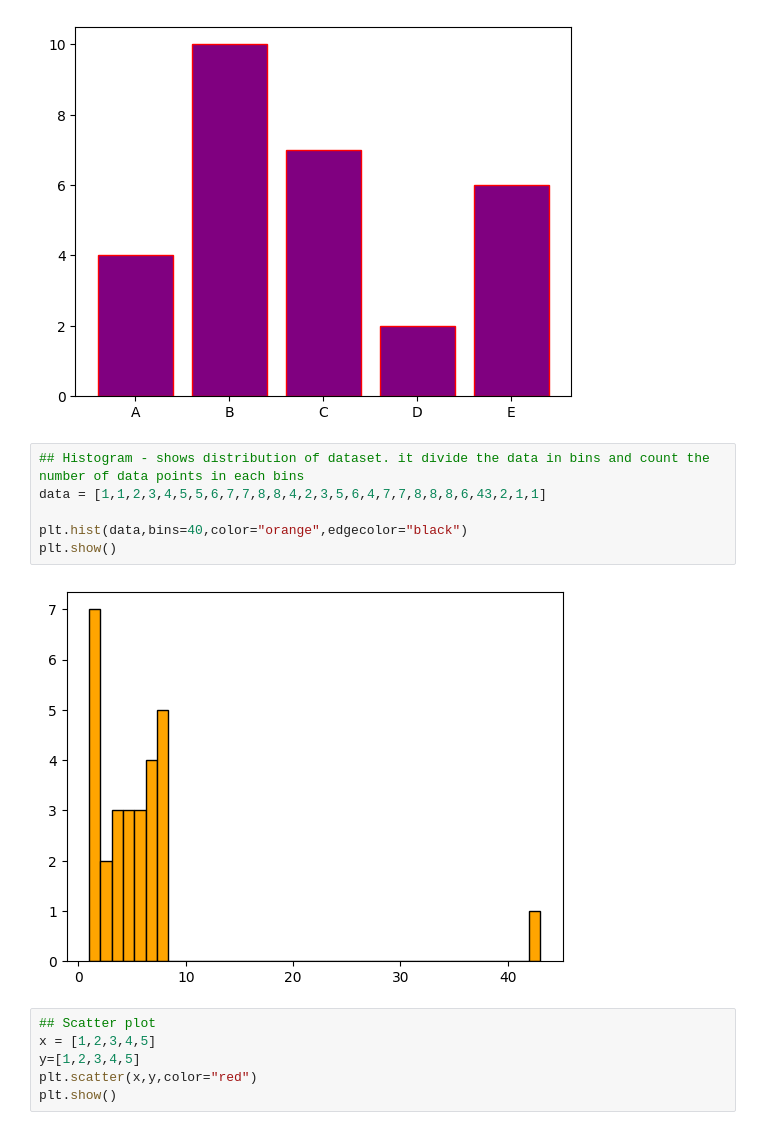
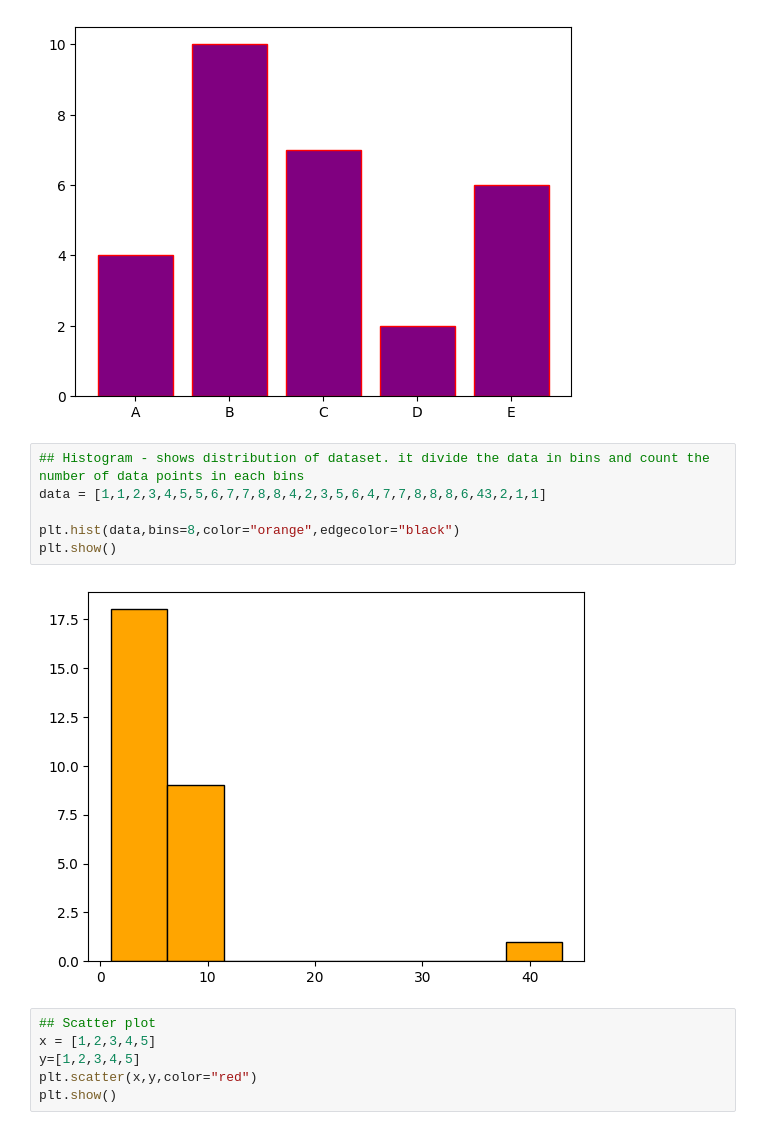
Before and after one commit to Sumit-Avasthi/Data-Analysis-with-python, a Jupyter notebook: matplot_lib.ipynb, the cells around one changed output. Drawn from its saved outputs; the diff is of its cells as text.

```diff
--- a/matplot_lib.ipynb
+++ b/matplot_lib.ipynb
@@ -58,11 +58,11 @@ plt.show()
 # %%
 ## Histogram - shows distribution of dataset. it divide the data in bins and count the number of data points in each bins
 data = [1,1,2,3,4,5,5,6,7,7,8,8,4,2,3,5,6,4,7,7,8,8,8,6,43,2,1,1]
 
-plt.hist(data,bins=40,color="orange",edgecolor="black")
+plt.hist(data,bins=8,color="orange",edgecolor="black")
 plt.show()
 # %% [output]
-[figure, old version]
+[figure, new version]
 # %%
 ## Scatter plot
 x = [1,2,3,4,5]
```
Also changed, not shown: 1 other file.
